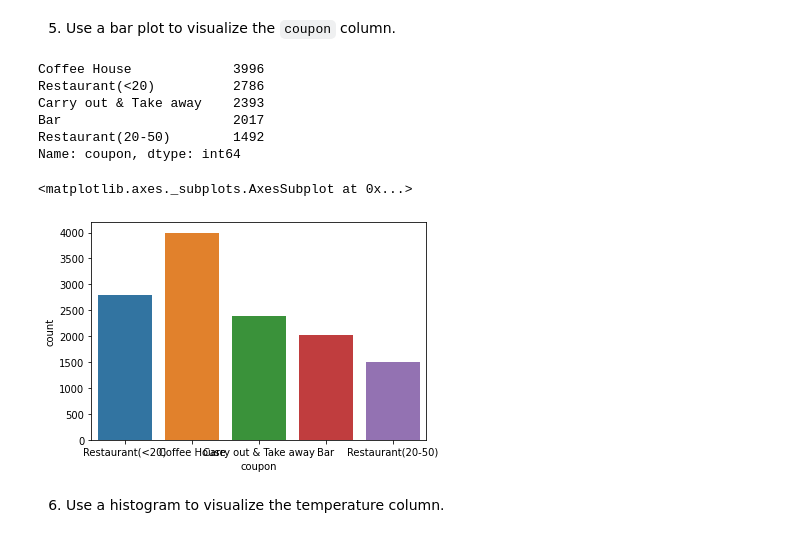
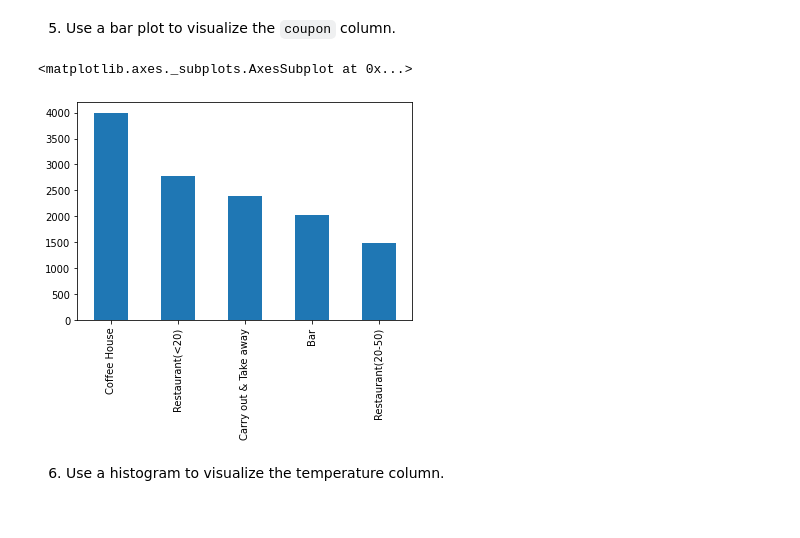
Before and after one commit to wrp/bmlai, a Jupyter notebook: 5.1/bmlai_5_1.ipynb, the cells around one changed output. Saved outputs shown, nothing was run; the diff lists cells and outputs as text; code cells hidden in the pictures.

```diff
--- a/5.1/bmlai_5_1.ipynb
+++ b/5.1/bmlai_5_1.ipynb
@@ -148,15 +166,10 @@ print(f'{counts[1]} users ({accept_rate_percent(d)}) accepted the coupon')
 5. Use a bar plot to visualize the `coupon` column.
 # %%
 
-print(d.coupon.value_counts())
-sns.countplot(data=d, x='coupon')
+d.coupon.value_counts().plot(kind='bar')
+# sns.countplot(data=d, x='coupon')
+# d.plot.bar(x='coupon')
 # %% [output]
-Coffee House             3996
-Restaurant(<20)          2786
-Carry out & Take away    2393
-Bar                      2017
-Restaurant(20-50)        1492
-Name: coupon, dtype: int64
+<matplotlib.axes._subplots.AxesSubplot at 0x...>
-<matplotlib.axes._subplots.AxesSubplot at 0x...>
-[figure, old version]
+[figure, new version]
 # %% [markdown]
```
Also changed, not shown: parts of 10 cells of this notebook, 1 other file.
